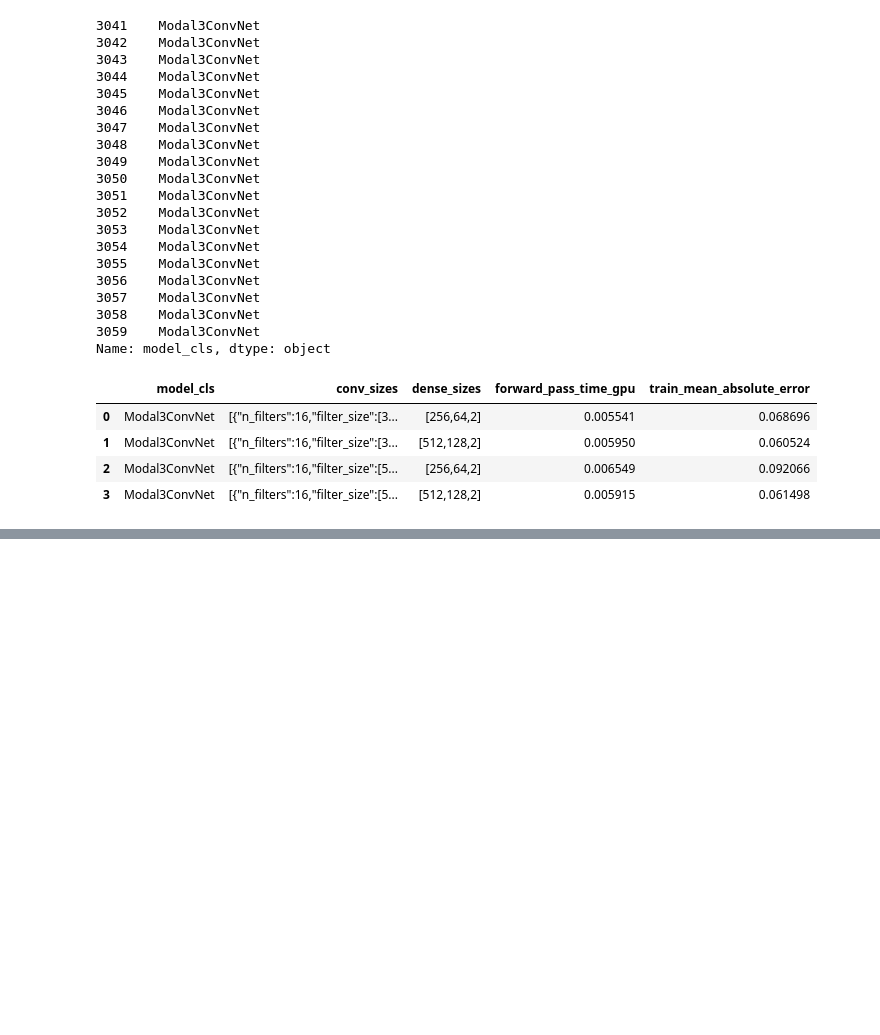
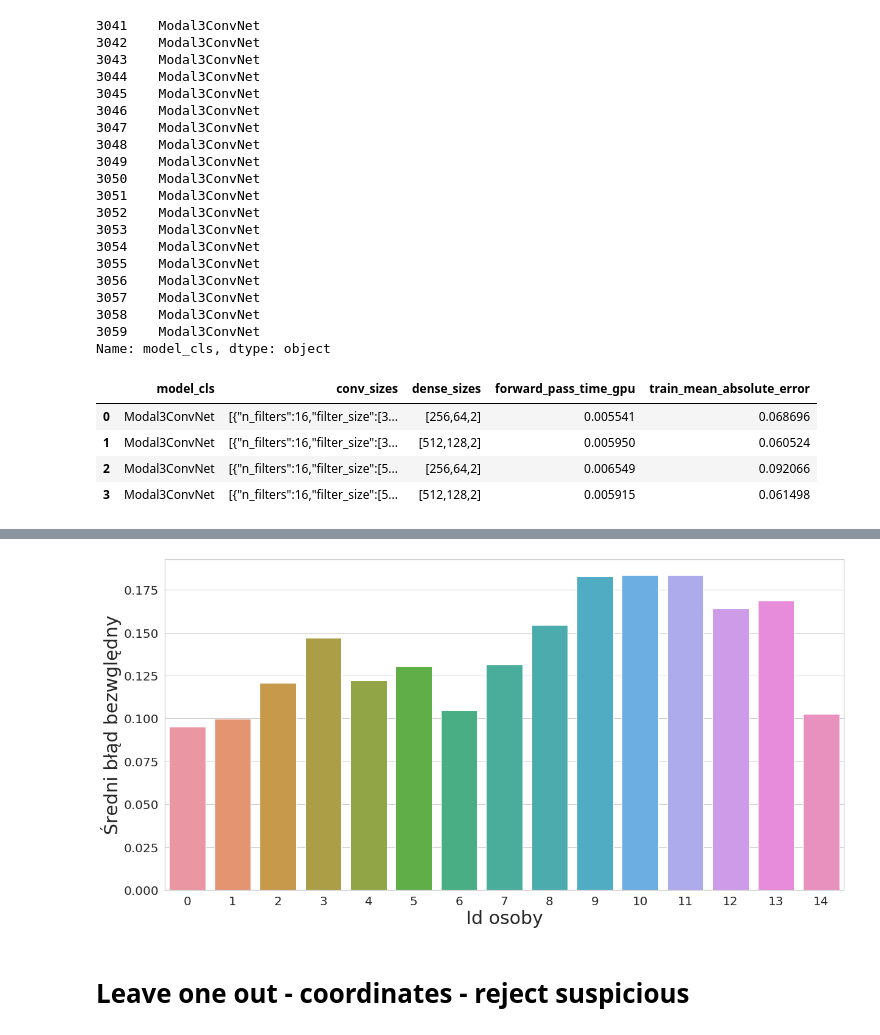
Before and after one commit to lukaszsus/gaze-estimation, a Jupyter notebook: notebooks/results_to_raport.ipynb, the cells around one changed output, grey strips where cells are left out. Cells and saved outputs as stored; diff of their text form; code cells hidden in the pictures; blank space fills up the shorter version.

```diff
--- a/notebooks/results_to_raport.ipynb
+++ b/notebooks/results_to_raport.ipynb
@@ -281,0 +531,12 @@ df_time
+# %%
+df_leave_one_out = get_leave_one_out_both_clean_data(df_results)
+df_mean = get_mean_error_per_model(df_leave_one_out)
+df_leave_one_out = df_leave_one_out[columns]
+df_leave_one_out = get_merged(df_leave_one_out)
+df_leave_one_out = add_mean(df_leave_one_out, df_mean)
+df_leave_one_out = df_leave_one_out.round({"test_mean_absolute_error": 4,
+                                         "test_mean_absolute_error_best_model": 4})
+df_leave_one_out = df_leave_one_out.rename(
+    {"person_id": "Id osoby", "test_mean_absolute_error": "MAE (min.)",
+     "test_mean_absolute_error_best_model": "MAE (najlepszy model)",
+    "data_set_grayscale": "Skala szarości"}, axis=1)
@@ -281,0 +564,7 @@ df_time
+# %%
+df_leave_one_out.iloc[15, 2] = df_leave_one_out.iloc[15, 1]
+df_leave_one_out.iloc[16, 2] = df_leave_one_out.iloc[16, 1]
+df_leave_one_out.iloc[15, 0] = "skala szarości (średnia)"
+df_leave_one_out.iloc[16, 0] = "RGB (średnia)"
+# %%
+df_leave_one_out = df_leave_one_out[["Id osoby", "MAE (najlepszy model)"]]
@@ -281,0 +596,9 @@ df_time
+# %%
+bar_plot_leave_one_out(df_leave_one_out.iloc[:15, :], x_col="Id osoby",
+                        y_col="MAE (najlepszy model)",
+                        file_name='both_eyes_coords_leave_one_out.png',
+                      y_label="Średni błąd bezwględny")
+# %% [output]
+[figure, added]
+# %% [markdown]
+# Leave one out - coordinates - reject suspicious
```
Also changed, not shown: parts of 35 cells of this notebook, 10 other files.
